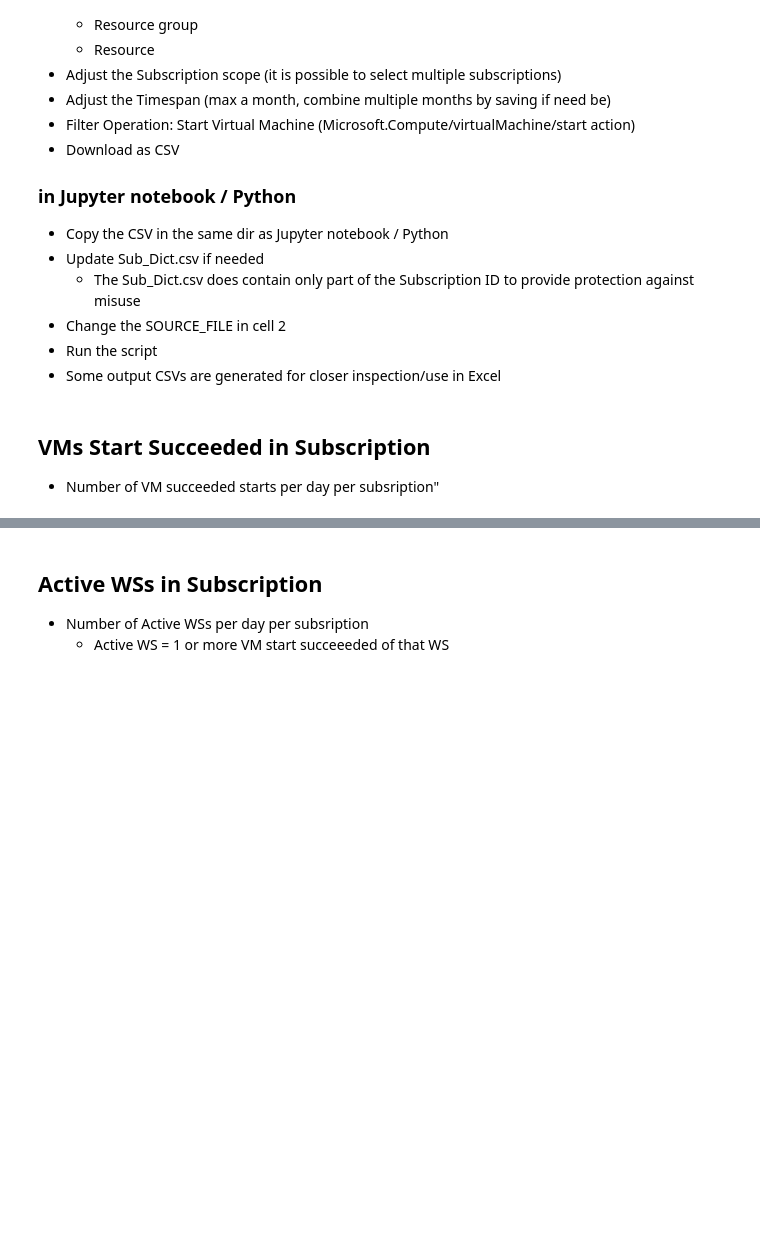
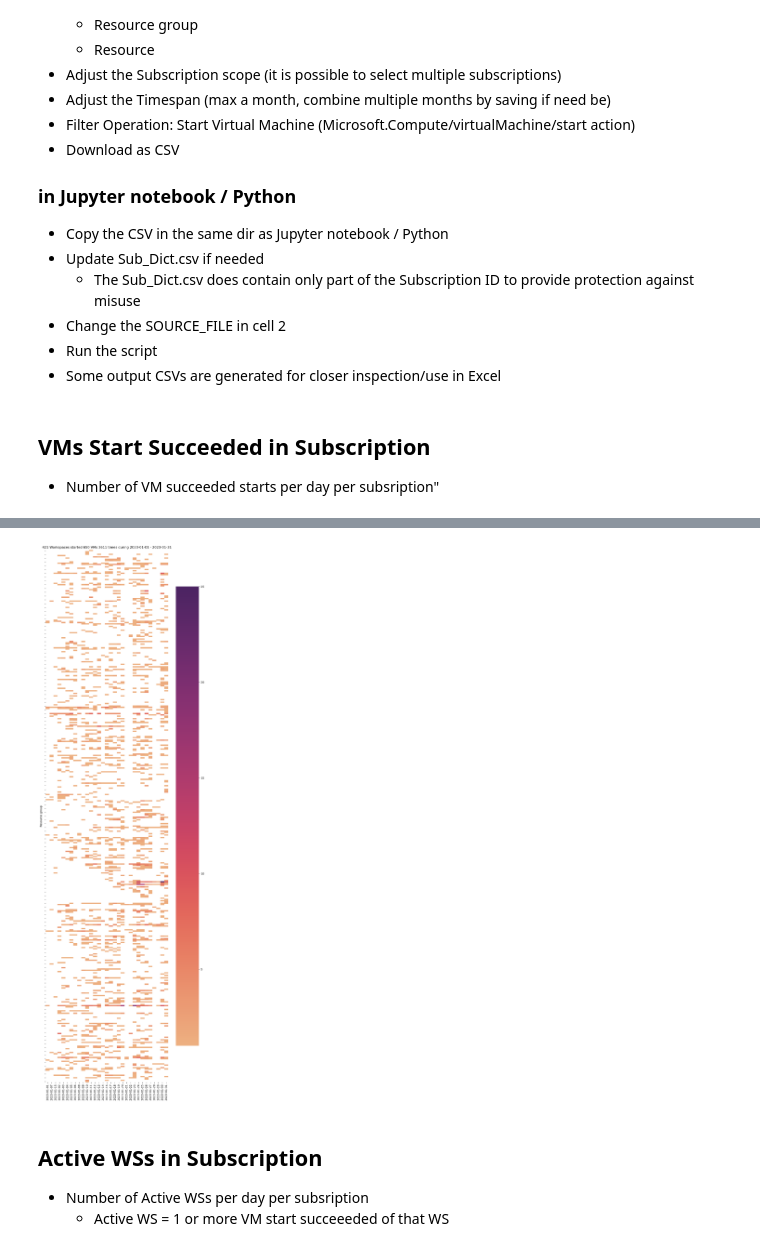
Before and after one commit to flow4u/myDRE-Activity, a Jupyter notebook: myDRE Activity.ipynb, the cells around one changed output, grey strips where cells are left out. Drawn from its saved outputs; the diff is of its cells as text; code cells hidden in the pictures; blank space fills up the shorter version.

```diff
--- a/myDRE Activity.ipynb
+++ b/myDRE Activity.ipynb
@@ -102,16 +117,20 @@ table2.write_csv(item1+'-'+item2 + '-' + date + '.csv')
 # %%
 item = 'Resource group'
 table=reduced_data.pivot(columns='Time', index=item, values='Counter', aggregate_fn='sum').with_column(pl.col(pl.Int32).fill_null(pl.lit(0)))
 # print(table)
 result = table.to_pandas()
 result = result.set_index(item)
 result.sort_index(level=0, ascending=True, inplace=True)
 wss = len(result)
 title=f'{wss} Workspaces started {vms} VMs {vm_starts} times during {min(result.columns)} - {max(result.columns)}'
-fig, ax = plt.subplots(figsize=(10,35))
+figure, ax = plt.subplots(figsize=(10,35))
 figure = sns.heatmap(result, cmap='flare', mask=result<1, vmax=(max(result.max())//5+1)*5)
 figure.set(title=title)
+ax.set_yticklabels([])
 figure.invert_xaxis()
+figure.figure.savefig('myDRE/workspace_activity_' +date+'.png',  bbox_inches='tight')
+# %% [output]
+[figure, added]
 # %% [markdown]
 ## Active WSs in Subscription
 
```
Also changed, not shown: parts of 18 cells of this notebook, 8 other files.
